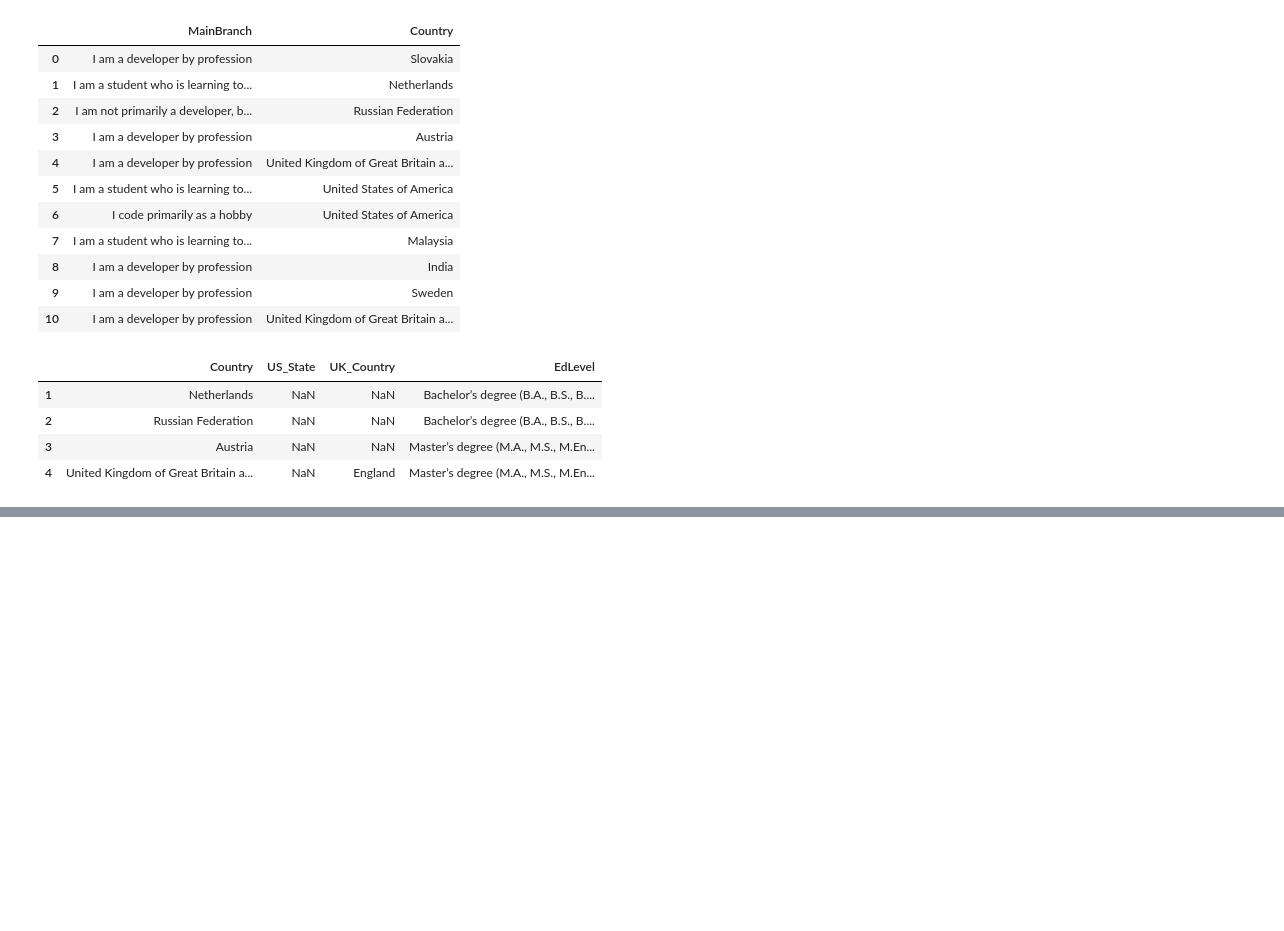
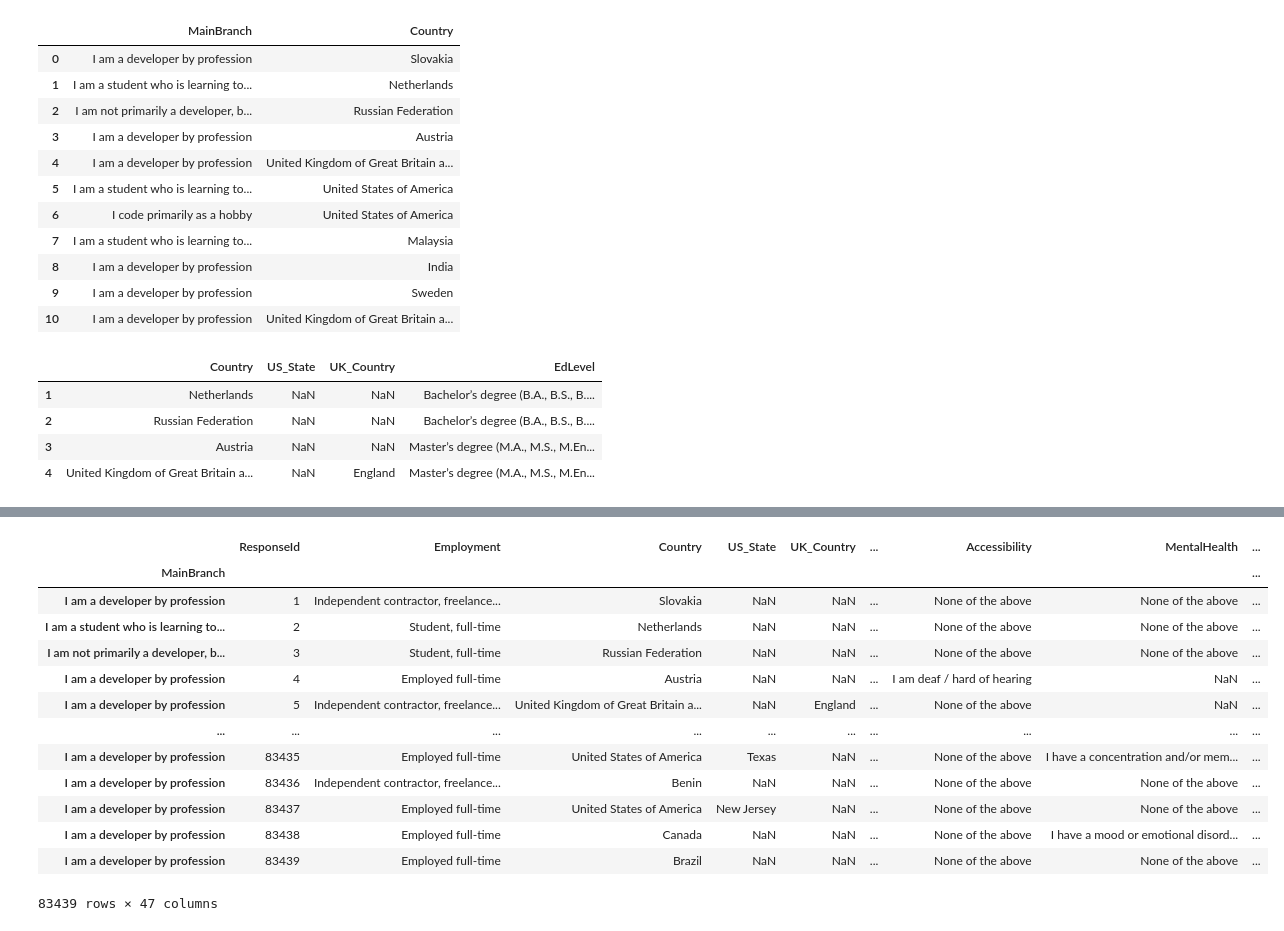
Before and after one commit to Ujwal-B/data_science_practice, a Jupyter notebook: pandas-demo.ipynb, the cells around one changed output, grey strips where cells are left out. Cells and saved outputs as stored; diff of their text form; code cells hidden in the pictures; blank space fills up the shorter version.

```diff
--- a/pandas-demo.ipynb
+++ b/pandas-demo.ipynb
@@ -163,0 +197,21 @@ df.loc[1:4, 'Country':'EdLevel']
+# %%
+tdf = df
+# %%
+tdf.set_index('MainBranch', inplace=True)
+# %%
+tdf
+# %% [output]
+|  | ResponseId | Employment | Country | US_State | UK_Country | ... | Accessibility | MentalHealth | ... |
+| MainBranch |  |  |  |  |  |  |  |  | ... |
+| I am a developer by profession | 1 | Independent contractor, freelance... | Slovakia | NaN | NaN | ... | None of the above | None of the above | ... |
+| I am a student who is learning to... | 2 | Student, full-time | Netherlands | NaN | NaN | ... | None of the above | None of the above | ... |
+| I am not primarily a developer, b... | 3 | Student, full-time | Russian Federation | NaN | NaN | ... | None of the above | None of the above | ... |
+| I am a developer by profession | 4 | Employed full-time | Austria | NaN | NaN | ... | I am deaf / hard of hearing | NaN | ... |
+| I am a developer by profession | 5 | Independent contractor, freelance... | United Kingdom of Great Britain a... | NaN | England | ... | None of the above | NaN | ... |
+| ... | ... | ... | ... | ... | ... | ... | ... | ... | ... |
+| I am a developer by profession | 83435 | Employed full-time | United States of America | Texas | NaN | ... | None of the above | I have a concentration and/or mem... | ... |
+| I am a developer by profession | 83436 | Independent contractor, freelance... | Benin | NaN | NaN | ... | None of the above | None of the above | ... |
+| I am a developer by profession | 83437 | Employed full-time | United States of America | New Jersey | NaN | ... | None of the above | None of the above | ... |
+| I am a developer by profession | 83438 | Employed full-time | Canada | NaN | NaN | ... | None of the above | I have a mood or emotional disord... | ... |
+| I am a developer by profession | 83439 | Employed full-time | Brazil | NaN | NaN | ... | None of the above | None of the above | ... |
+83439 rows × 47 columns
```
Also changed, not shown: parts of 13 cells of this notebook, 1 other file.
